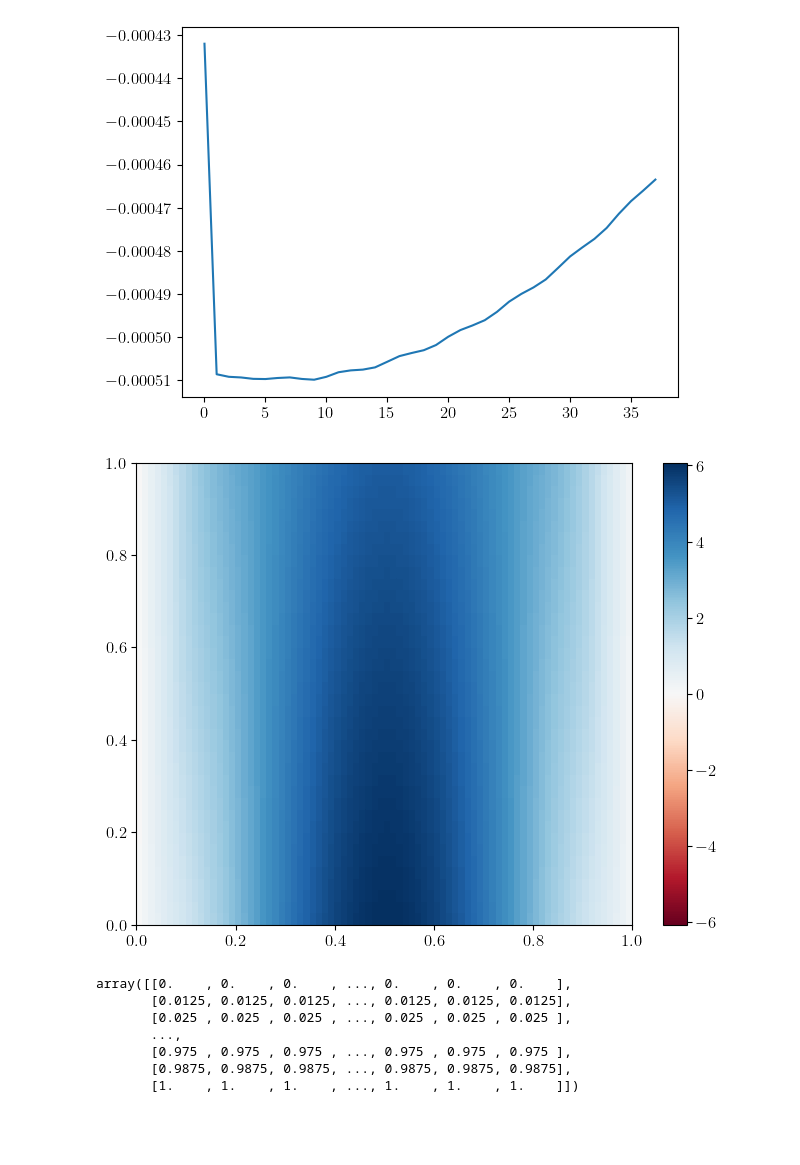
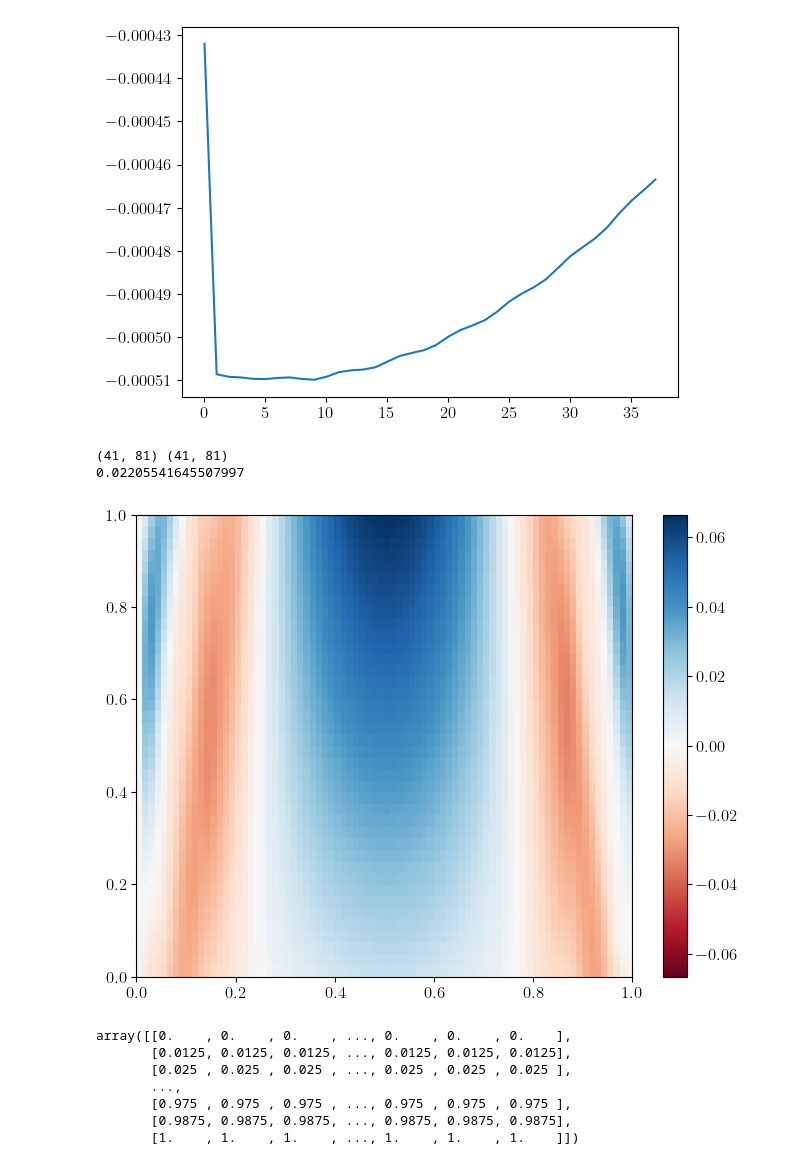
Before and after one commit to ITMO-NSS-team/EPDE, a Jupyter notebook: examples/PDE discovery.ipynb, the cells around one changed output. Cells and saved outputs as stored; diff of their text form; code cells hidden in the pictures; blank space fills up the shorter version.

```diff
--- a/examples/PDE discovery.ipynb
+++ b/examples/PDE discovery.ipynb
@@ -42,7 +42,7 @@ def epde_discovery(grids, data, derivs, use_ann = False, multiobjective_mode = T
     dimensionality = data.ndim - 1
 
     epde_search_obj = epde.EpdeSearch(multiobjective_mode=multiobjective_mode, use_solver = False,
-                                          dimensionality = dimensionality, boundary = 10,
+                                          dimensionality = dimensionality, boundary = 15,
                                           coordinate_tensors = grids)
 
     popsize = 12
@@ -51,7 +51,7 @@ def epde_discovery(grids, data, derivs, use_ann = False, multiobjective_mode = T
                                           training_epochs=40)
     else:
         epde_search_obj.set_singleobjective_params(population_size = popsize,
-                                                   training_epochs=40)
+                                                   training_epochs=100)
 
     custom_grid_tokens = epde.CacheStoredTokens(token_type = 'grid',
                                                 token_labels = ['t', 'x'],
@@ -62,7 +62,7 @@ def epde_discovery(grids, data, derivs, use_ann = False, multiobjective_mode = T
 
     factors_max_number = {'factors_num' : [1, 2], 'probas' : [0.8, 0.2]}
 
-    opt_val = 1e0
+    opt_val = 5e-1
     bounds = (1e-8, 1e0) if multiobjective_mode else (opt_val, opt_val)
     epde_search_obj.fit(data=data, variable_names=['u',], max_deriv_order=(2, 2),
                         equation_terms_max_number=5, data_fun_pow = 1, additional_tokens=[trig_tokens, custom_grid_tokens],
@@ -148,5 +149,5 @@ $\begin{eqnarray*} \frac{\partial ^2u}{\partial x_0^2} = 4.147\cdot 10^{-2} \fra
 # %%
-systems = {'3' : epde_search_obj.get_equations_by_complexity(3)[0],
+systems = {'2' : epde_search_obj.get_equations_by_complexity(2)[0],
            '4' : epde_search_obj.get_equations_by_complexity(4)[0]}
 # %%
 t, x = np.unique(grids[0]), np.unique(grids[1])
@@ -257,10 +272,16 @@ plt.plot(data_training[:-2, 30] - 2*data_training[1:-1, 30] + data_training[2:,
 plt.show()
 # %% [output]
 [figure]
+# %%
+print(data_test.shape, pred_u_v_4_sh.shape)
+print(np.mean(np.abs((data_test - pred_u_v_4_sh))))
+# %% [output]
+(41, 81) (41, 81)
+0.02205541645507997
 # %%
-Heatmap(pred_u_v_4_sh)
+Heatmap(pred_u_v_4_sh - data_test)
 # %% [output]
-[figure, old version]
+[figure, new version]
 # %%
 grids[0]
 # %% [output]
```
Also changed, not shown: parts of 20 cells of this notebook, 11 other files.
